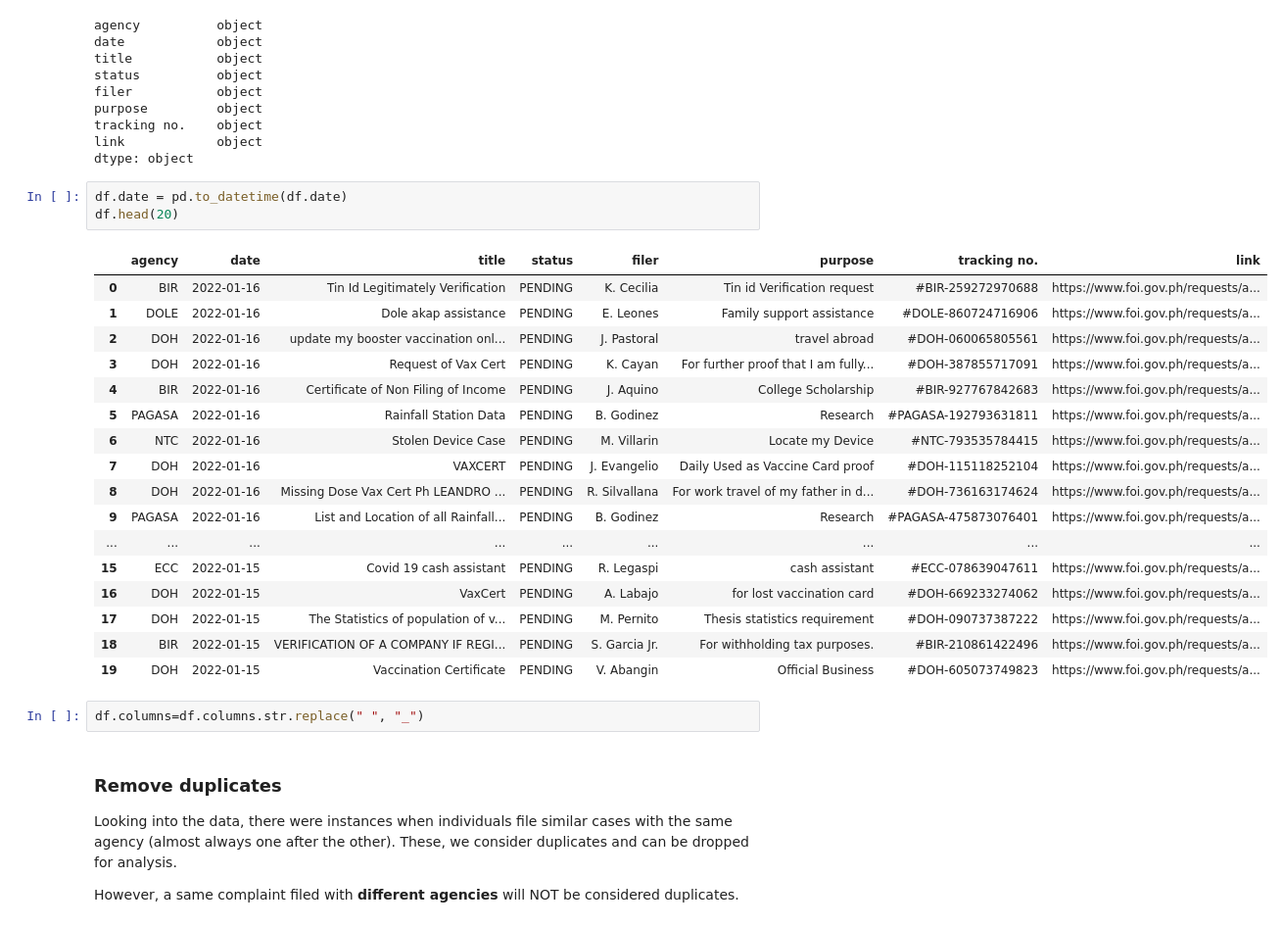
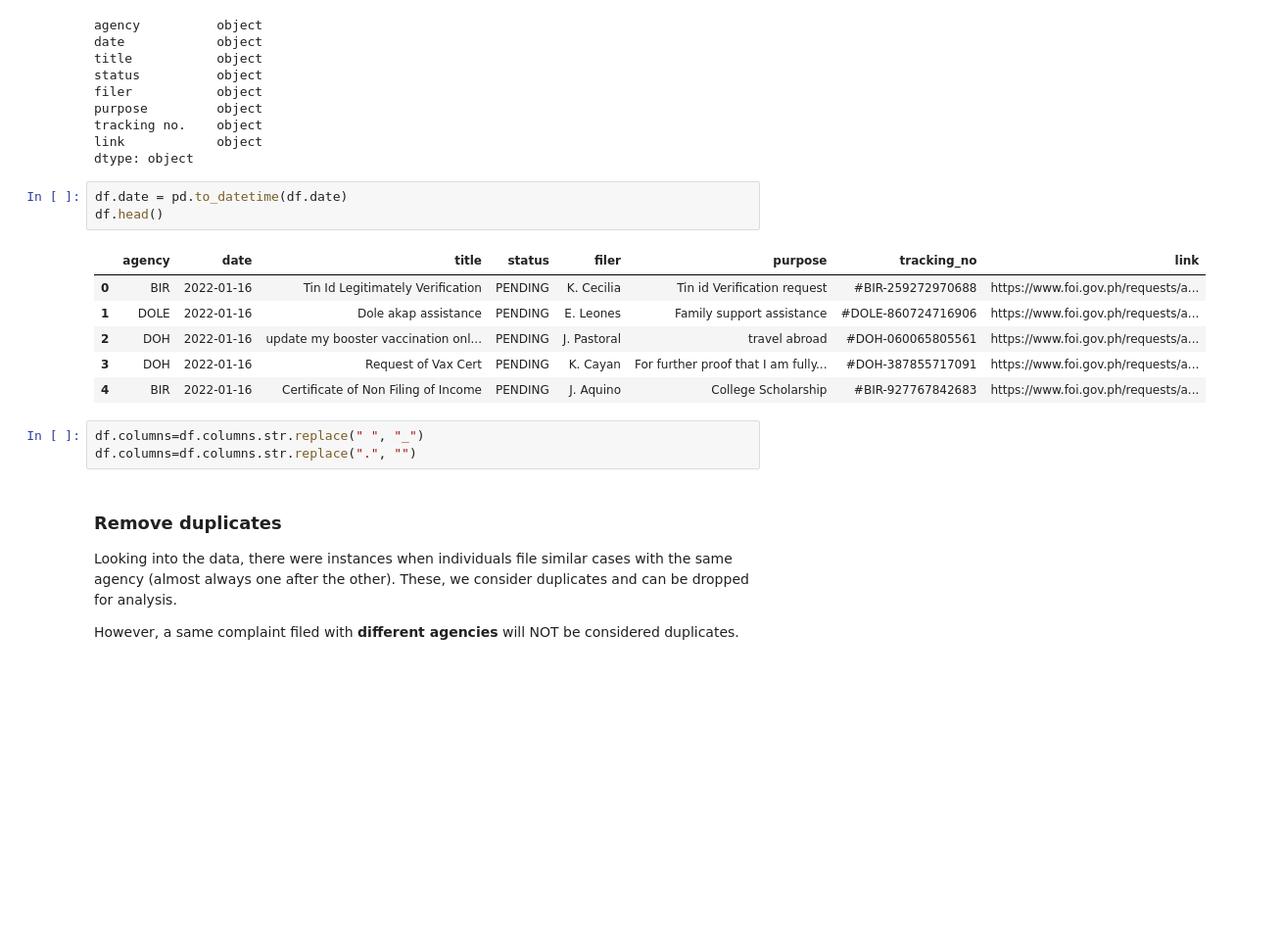
Before and after one commit to pmagtulis/foi-ph-scraper, a Jupyter notebook: foi-scraper.ipynb, the cells around one changed output. Shown at 98% size. Cells and saved outputs as stored; diff of their text form; blank space fills up the shorter version.

```diff
--- a/foi-scraper.ipynb
+++ b/foi-scraper.ipynb
@@ -177,27 +177,17 @@ link            object
 dtype: object
 # %%
 df.date = pd.to_datetime(df.date)
-df.head(20)
+df.head()
 # %% [output]
-|  | agency | date | title | status | filer | purpose | tracking no. | link |
+|  | agency | date | title | status | filer | purpose | tracking_no | link |
 | 0 | BIR | 2022-01-16 | Tin Id Legitimately Verification | PENDING | K. Cecilia | Tin id Verification request | #BIR-259272970688 | https://www.foi.gov.ph/requests/a... |
 | 1 | DOLE | 2022-01-16 | Dole akap assistance | PENDING | E. Leones | Family support assistance | #DOLE-860724716906 | https://www.foi.gov.ph/requests/a... |
 | 2 | DOH | 2022-01-16 | update my booster vaccination onl... | PENDING | J. Pastoral | travel abroad | #DOH-060065805561 | https://www.foi.gov.ph/requests/a... |
 | 3 | DOH | 2022-01-16 | Request of Vax Cert | PENDING | K. Cayan | For further proof that I am fully... | #DOH-387855717091 | https://www.foi.gov.ph/requests/a... |
 | 4 | BIR | 2022-01-16 | Certificate of Non Filing of Income | PENDING | J. Aquino | College Scholarship | #BIR-927767842683 | https://www.foi.gov.ph/requests/a... |
-| 5 | PAGASA | 2022-01-16 | Rainfall Station Data | PENDING | B. Godinez | Research | #PAGASA-192793631811 | https://www.foi.gov.ph/requests/a... |
-| 6 | NTC | 2022-01-16 | Stolen Device Case | PENDING | M. Villarin | Locate my Device | #NTC-793535784415 | https://www.foi.gov.ph/requests/a... |
-| 7 | DOH | 2022-01-16 | VAXCERT | PENDING | J. Evangelio | Daily Used as Vaccine Card proof | #DOH-115118252104 | https://www.foi.gov.ph/requests/a... |
-| 8 | DOH | 2022-01-16 | Missing Dose Vax Cert Ph LEANDRO ... | PENDING | R. Silvallana | For work travel of my father in d... | #DOH-736163174624 | https://www.foi.gov.ph/requests/a... |
-| 9 | PAGASA | 2022-01-16 | List and Location of all Rainfall... | PENDING | B. Godinez | Research | #PAGASA-475873076401 | https://www.foi.gov.ph/requests/a... |
-| ... | ... | ... | ... | ... | ... | ... | ... | ... |
-| 15 | ECC | 2022-01-15 | Covid 19 cash assistant | PENDING | R. Legaspi | cash assistant | #ECC-078639047611 | https://www.foi.gov.ph/requests/a... |
-| 16 | DOH | 2022-01-15 | VaxCert | PENDING | A. Labajo | for lost vaccination card | #DOH-669233274062 | https://www.foi.gov.ph/requests/a... |
-| 17 | DOH | 2022-01-15 | The Statistics of population of v... | PENDING | M. Pernito | Thesis statistics requirement | #DOH-090737387222 | https://www.foi.gov.ph/requests/a... |
-| 18 | BIR | 2022-01-15 | VERIFICATION OF A COMPANY IF REGI... | PENDING | S. Garcia Jr. | For withholding tax purposes. | #BIR-210861422496 | https://www.foi.gov.ph/requests/a... |
-| 19 | DOH | 2022-01-15 | Vaccination Certificate | PENDING | V. Abangin | Official Business | #DOH-605073749823 | https://www.foi.gov.ph/requests/a... |
-# %%
-df.columns=df.columns.str.replace(" ", "_")
+# %%
+df.columns=df.columns.str.replace(" ", "_")
+df.columns=df.columns.str.replace(".", "")
 # %% [markdown]
 ### Remove duplicates
 
```
Also changed, not shown: parts of 28 cells of this notebook.
